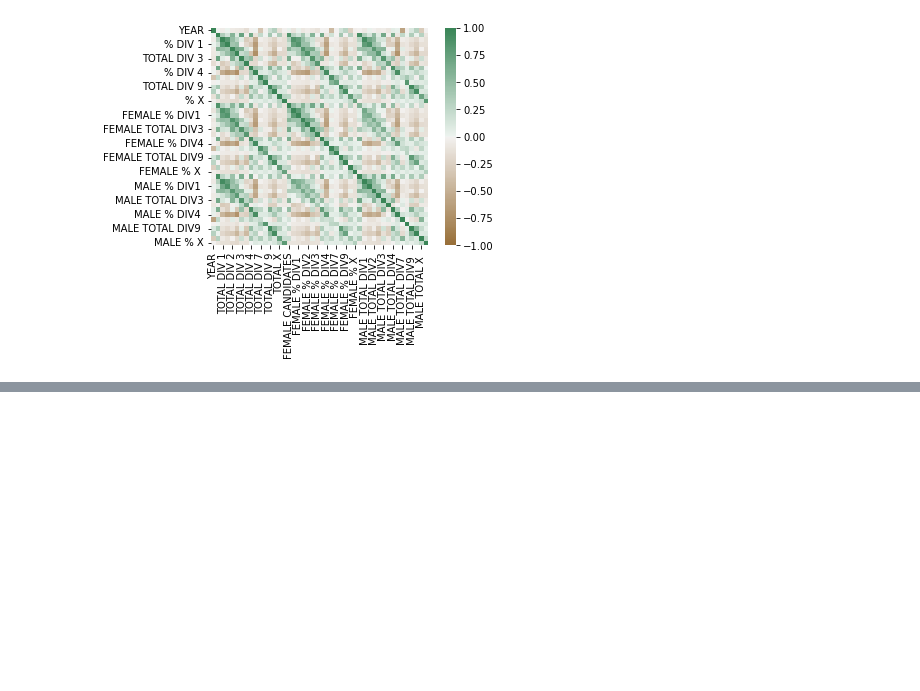
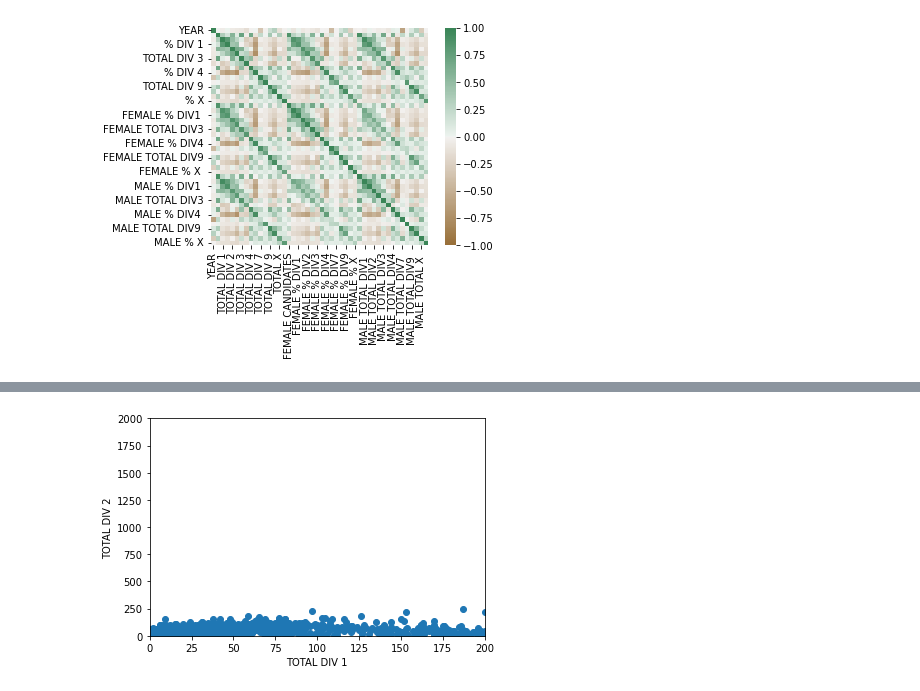
Before and after one commit to muwongelawrence-tech/demo_Analysis, a Jupyter notebook: demo notebook.ipynb, the cells around one changed output, grey strips where cells are left out. Drawn from its saved outputs; the diff is of its cells as text; code cells hidden in the pictures; blank space fills up the shorter version.

```diff
--- a/demo notebook.ipynb
+++ b/demo notebook.ipynb
@@ -363,0 +428,31 @@ plt.show()
+# %%
+x = health_data["TOTAL DIV 1"]
+y = health_data["TOTAL DIV 2"]
+
+slope, intercept, r, p, std_err = stats.linregress(x, y)
+
+def myfunc(x):
+ return slope * x + intercept
+
+mymodel = list(map(myfunc, x))
+
+plt.scatter(x, y)
+plt.plot(x, slope * x + intercept)
+plt.ylim(ymin=0, ymax=2000)
+plt.xlim(xmin=0, xmax=200)
+plt.xlabel("TOTAL DIV 1")
+plt.ylabel ("TOTAL DIV 2")
+plt.show()
+
+# Example Explained:
+# Import the modules you need: Pandas, matplotlib and Scipy
+# Isolate TOTAL DIV 1 as x. Isolate TOTAL DIV 2 as y
+# Get important key values with: slope, intercept, r, p, std_err = stats.linregress(x, y)
+# Create a function that uses the slope and intercept values to return a new value. This new value represents where on the y-axis the corresponding x value will be placed
+# Run each value of the x array through the function. This will result in a new array with new values for the y-axis: mymodel = list(map(myfunc, x))
+# Draw the original scatter plot: plt.scatter(x, y)
+# Draw the line of linear regression: plt.plot(x, mymodel)
+# Define maximum and minimum values of the axis
+# Label the axis: "TOTAL DIV 1" and "TOTAL DIV 2"
+# %% [output]
+[figure, added]
```
Also changed, not shown: parts of 13 cells of this notebook.
